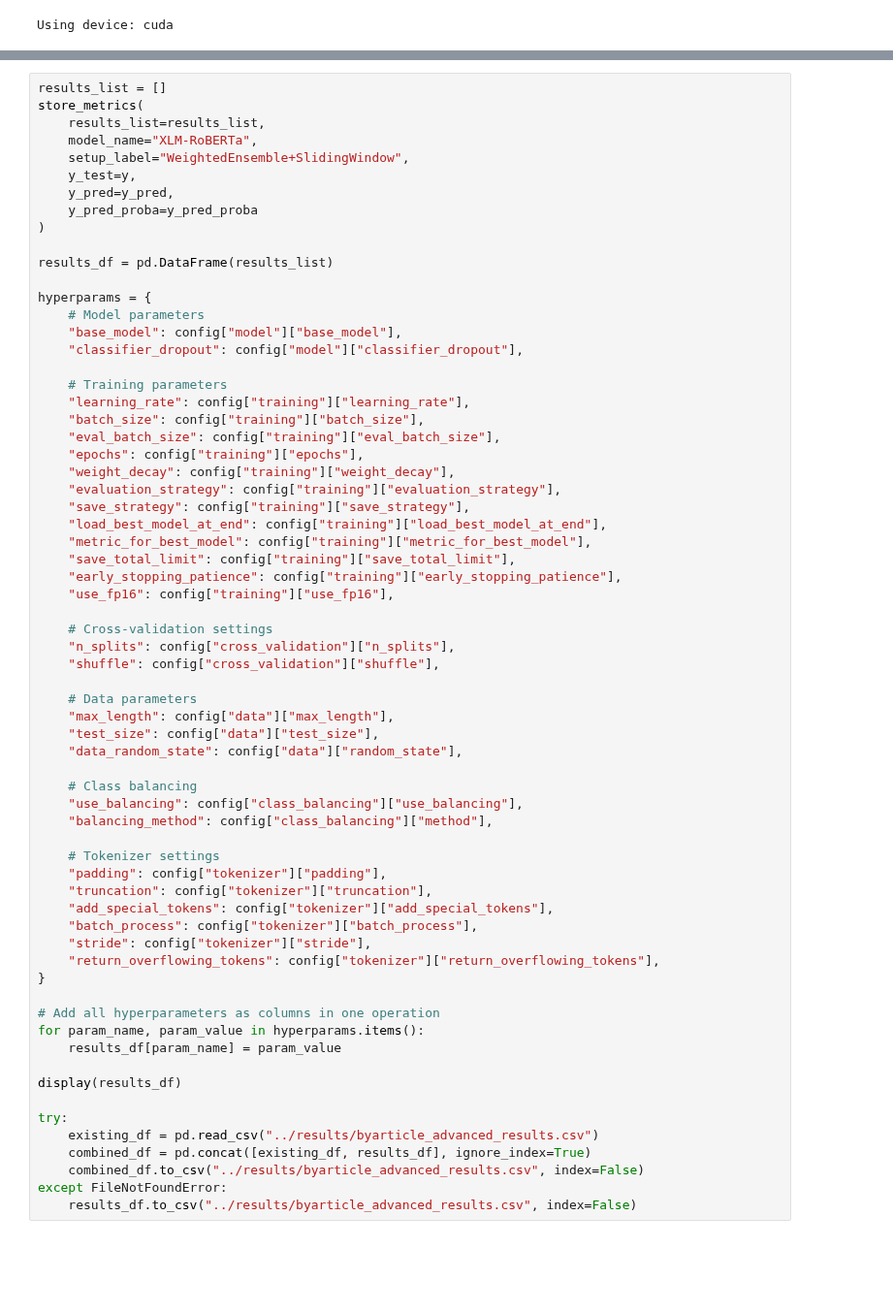
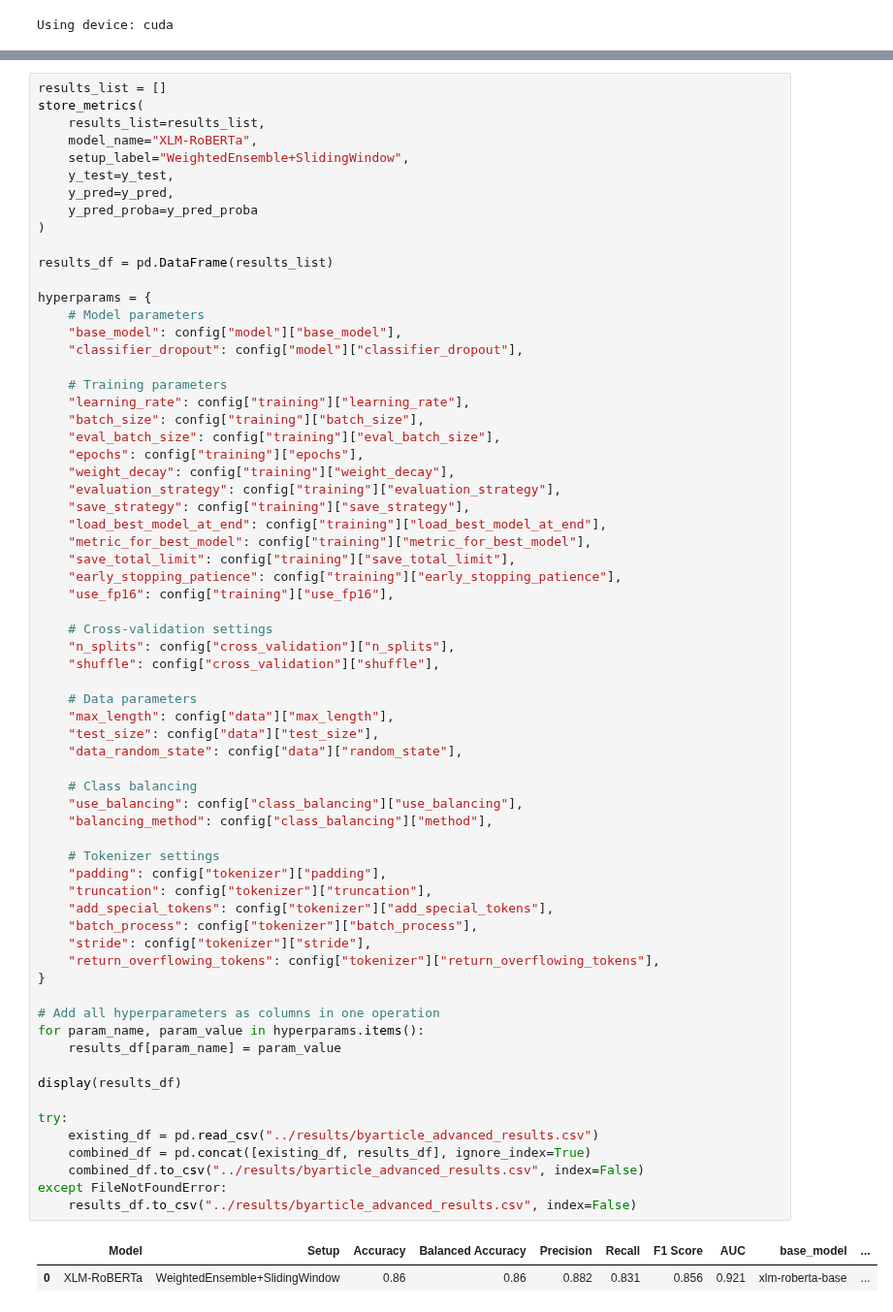
Before and after one commit to badaa002/DAT550-2025---Hyperpartisan-News-Detection-, a Jupyter notebook: notebooks/xlm_roberta.ipynb, the cells around one changed output, grey strips where cells are left out. Shown at 97% size. Saved outputs shown, nothing was run; the diff lists cells and outputs as text; blank space fills up the shorter version.

Commit message:
Finish xlm_roberta training

```diff
--- a/notebooks/xlm_roberta.ipynb
+++ b/notebooks/xlm_roberta.ipynb
@@ -344,7 +397,7 @@ store_metrics(
     results_list=results_list,
     model_name="XLM-RoBERTa",
     setup_label="WeightedEnsemble+SlidingWindow",
-    y_test=y,
+    y_test=y_test,
     y_pred=y_pred,
     y_pred_proba=y_pred_proba
 )
@@ -377,30 +430,33 @@ hyperparams = {
     # Data parameters
     "max_length": config["data"]["max_length"],
     "test_size": config["data"]["test_size"],
     "data_random_state": config["data"]["random_state"],
 
     # Class balancing
     "use_balancing": config["class_balancing"]["use_balancing"],
     "balancing_method": config["class_balancing"]["method"],
 
     # Tokenizer settings
     "padding": config["tokenizer"]["padding"],
     "truncation": config["tokenizer"]["truncation"],
     "add_special_tokens": config["tokenizer"]["add_special_tokens"],
     "batch_process": config["tokenizer"]["batch_process"],
     "stride": config["tokenizer"]["stride"],
     "return_overflowing_tokens": config["tokenizer"]["return_overflowing_tokens"],
 }
 
 # Add all hyperparameters as columns in one operation
 for param_name, param_value in hyperparams.items():
     results_df[param_name] = param_value
 
 display(results_df)
 
 try:
     existing_df = pd.read_csv("../results/byarticle_advanced_results.csv")
     combined_df = pd.concat([existing_df, results_df], ignore_index=True)
     combined_df.to_csv("../results/byarticle_advanced_results.csv", index=False)
 except FileNotFoundError:
     results_df.to_csv("../results/byarticle_advanced_results.csv", index=False)
+# %% [output]
+|  | Model | Setup | Accuracy | Balanced Accuracy | Precision | Recall | F1 Score | AUC | base_model | ... |
+| 0 | XLM-RoBERTa | WeightedEnsemble+SlidingWindow | 0.86 | 0.86 | 0.882 | 0.831 | 0.856 | 0.921 | xlm-roberta-base | ... |
```
Also changed, not shown: parts of 5 cells of this notebook, 2 other files.
